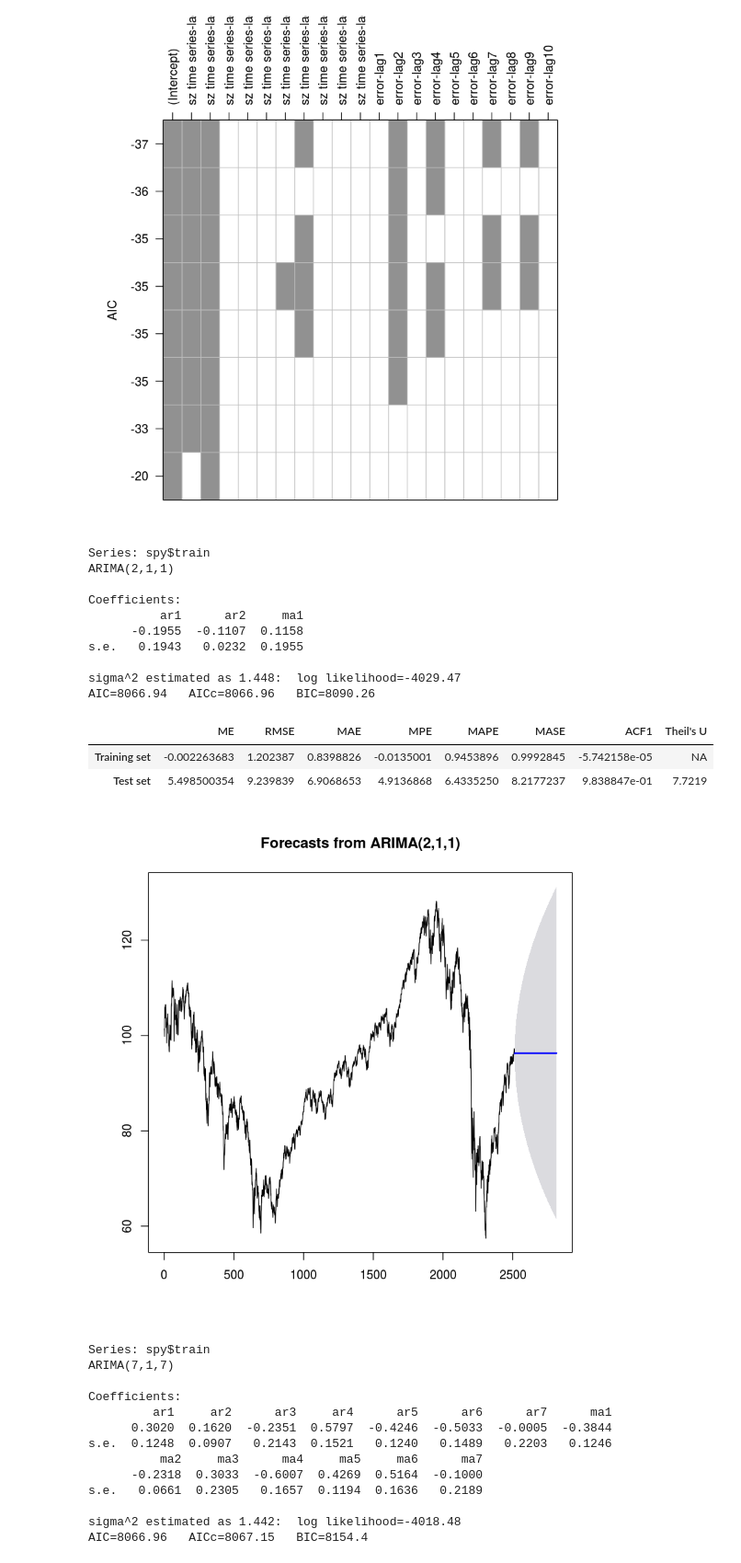
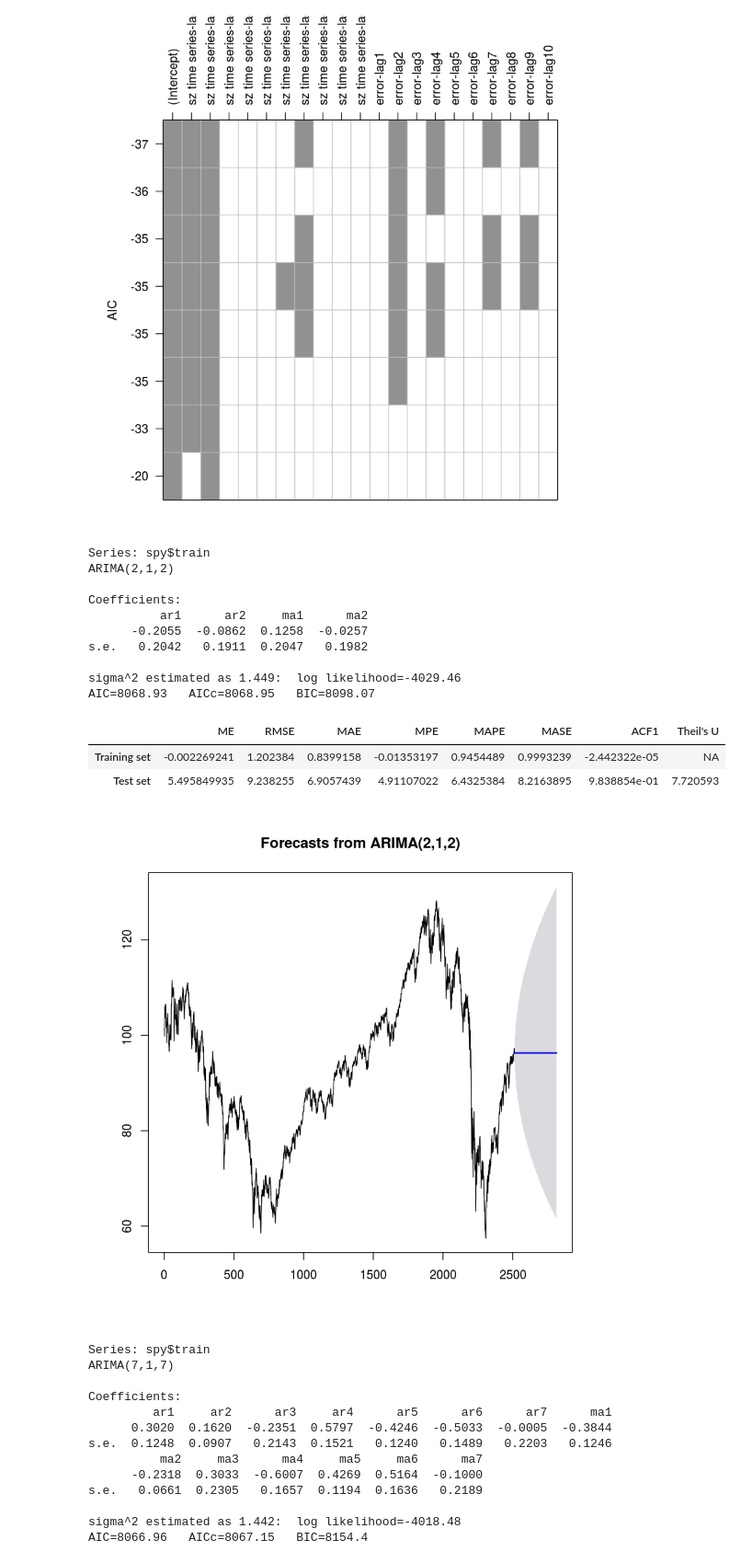
Before and after one commit to heartyguy/stat-finance-time-series-analysis, a Jupyter notebook: time_series.ipynb, the cells around one changed output. Shown at 92% size. Drawn from its saved outputs; the diff is of its cells as text; code cells hidden in the pictures.

```diff
--- a/time_series.ipynb
+++ b/time_series.ipynb
@@ -77,27 +77,27 @@ plot(subsets,scale = "AIC")
 [figure]
 # %%
 library(forecast)
-fit1 = Arima(spy$train, order=c(2,1,1))
+fit1 = Arima(spy$train, order=c(2,1,2))
 fit1
 
 
 fit1_forecast = forecast(fit1, h=300,level=c(0.95))
 accuracy(fit1_forecast, spy$test)
 plot(fit1_forecast)
 # %% [output]
 Series: spy$train
-ARIMA(2,1,1)
+ARIMA(2,1,2)
 
 Coefficients:
-          ar1      ar2     ma1
-      -0.1955  -0.1107  0.1158
-s.e.   0.1943   0.0232  0.1955
+          ar1      ar2     ma1      ma2
+      -0.2055  -0.0862  0.1258  -0.0257
+s.e.   0.2042   0.1911  0.2047   0.1982
 
-sigma^2 estimated as 1.448:  log likelihood=-4029.47
-AIC=8066.94   AICc=8066.96   BIC=8090.26
+sigma^2 estimated as 1.449:  log likelihood=-4029.46
+AIC=8068.93   AICc=8068.95   BIC=8098.07
 |  | ME | RMSE | MAE | MPE | MAPE | MASE | ACF1 | Theil's U |
-| Training set | -0.002263683 | 1.202387 | 0.8398826 | -0.0135001 | 0.9453896 | 0.9992845 | -5.742158e-05 | NA |
-| Test set | 5.498500354 | 9.239839 | 6.9068653 | 4.9136868 | 6.4335250 | 8.2177237 | 9.838847e-01 | 7.7219 |
+| Training set | -0.002269241 | 1.202384 | 0.8399158 | -0.01353197 | 0.9454489 | 0.9993239 | -2.442322e-05 | NA |
+| Test set | 5.495849935 | 9.238255 | 6.9057439 | 4.91107022 | 6.4325384 | 8.2163895 | 9.838854e-01 | 7.720593 |
 [figure]
 # %%
 fit2 = Arima(spy$train, order=c(7,1,7))
```
Also changed, not shown: parts of 5 cells of this notebook, 1 other file.
